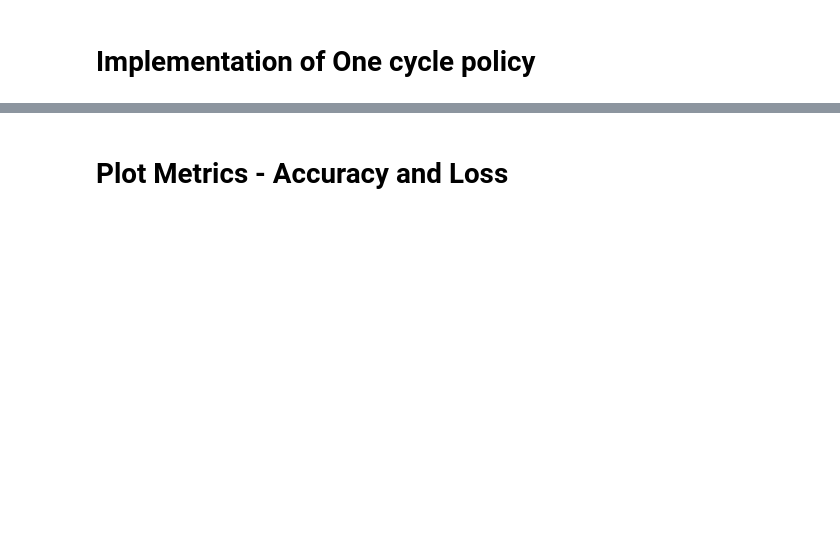
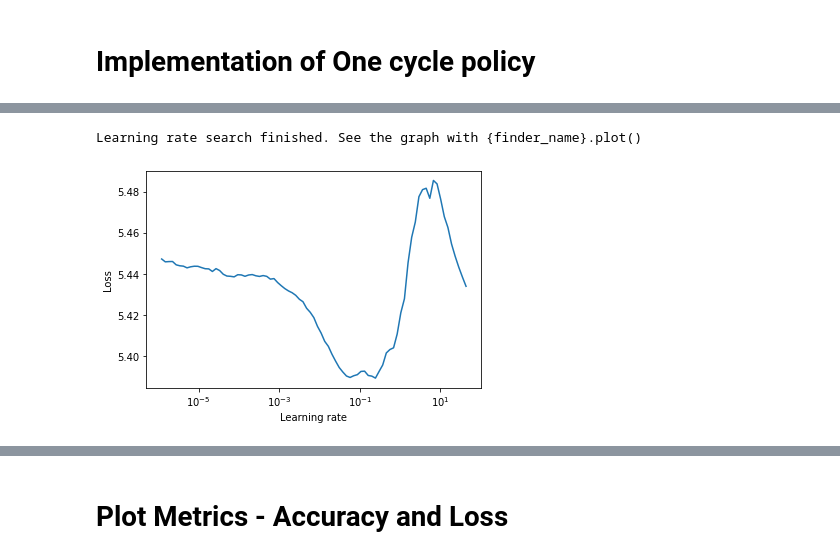
Before and after one commit to sumankanukollu/EVA_4_Assignments, a Jupyter notebook: EVA4_S12_TinyImagenet_Resnet18.ipynb, the cells around one changed output, grey strips where cells are left out. Saved outputs shown, nothing was run; the diff lists cells and outputs as text; code cells hidden in the pictures; blank space fills up the shorter version.

Commit message:
S12_TinyImageDataSet

```diff
--- a/EVA4_S12_TinyImagenet_Resnet18.ipynb
+++ b/EVA4_S12_TinyImagenet_Resnet18.ipynb
@@ -106,8 +171,8 @@ for images, labels in train_dl:
 # %%
 # LR range test
 from lib.torch_lrfinder import *
-fro mlib.torch_lrfinder import LRFinder
-from torch_lr_finder import LRFinder
+from lib.torch_lrfinder import LRFinder
+#from torch_lr_finder import LRFinder
 import torch.optim as optim
 
 criterion = nn.CrossEntropyLoss().cuda()
@@ -118,10 +183,11 @@ optimizer = optim.SGD(model.parameters(),
 
 lr_finder = LRFinder(model, optimizer, criterion, device="cuda")
 lr_finder.range_test(train_loader=train_dl,
-                     val_loader=test_dl,
+                     #val_loader=test_dl,
                      start_lr=1e-7,
                      end_lr=100,
                      num_iter=100,
                      step_mode="exp")
 lr_finder.plot(log_lr=True)
 lr_finder.reset()
+# %% [output]
@@ -128,3 +197,5 @@ lr_finder.reset()
+Learning rate search finished. See the graph with {finder_name}.plot()
+[figure, added]
 # %%
 print('Min loss value is : {} \nMin LR value is   : {}'.format(min(lr_finder.history['loss']),format(min(lr_finder.history['lr']),'.10f')))
 
```
Also changed, not shown: parts of 18 cells of this notebook.
